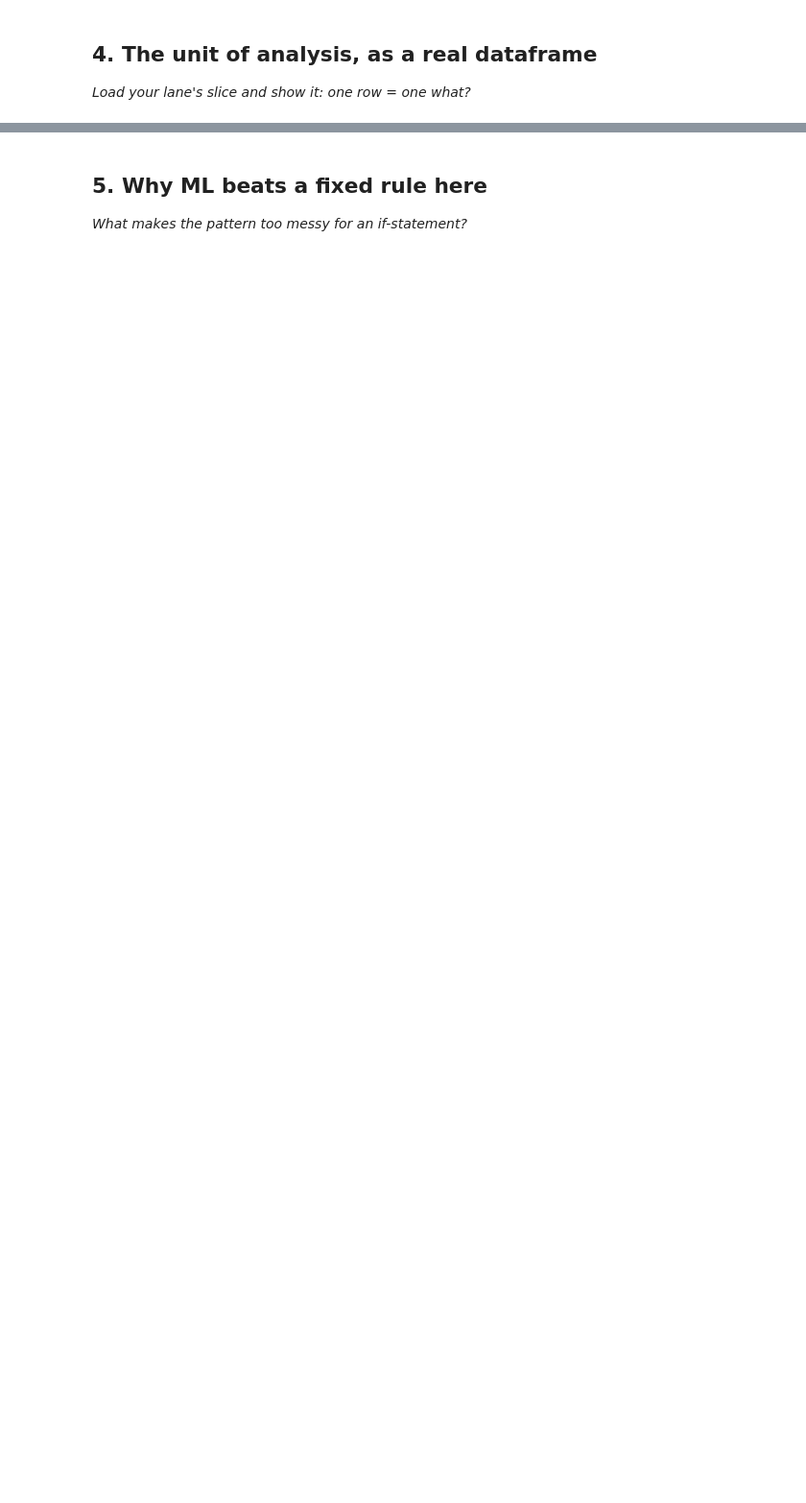
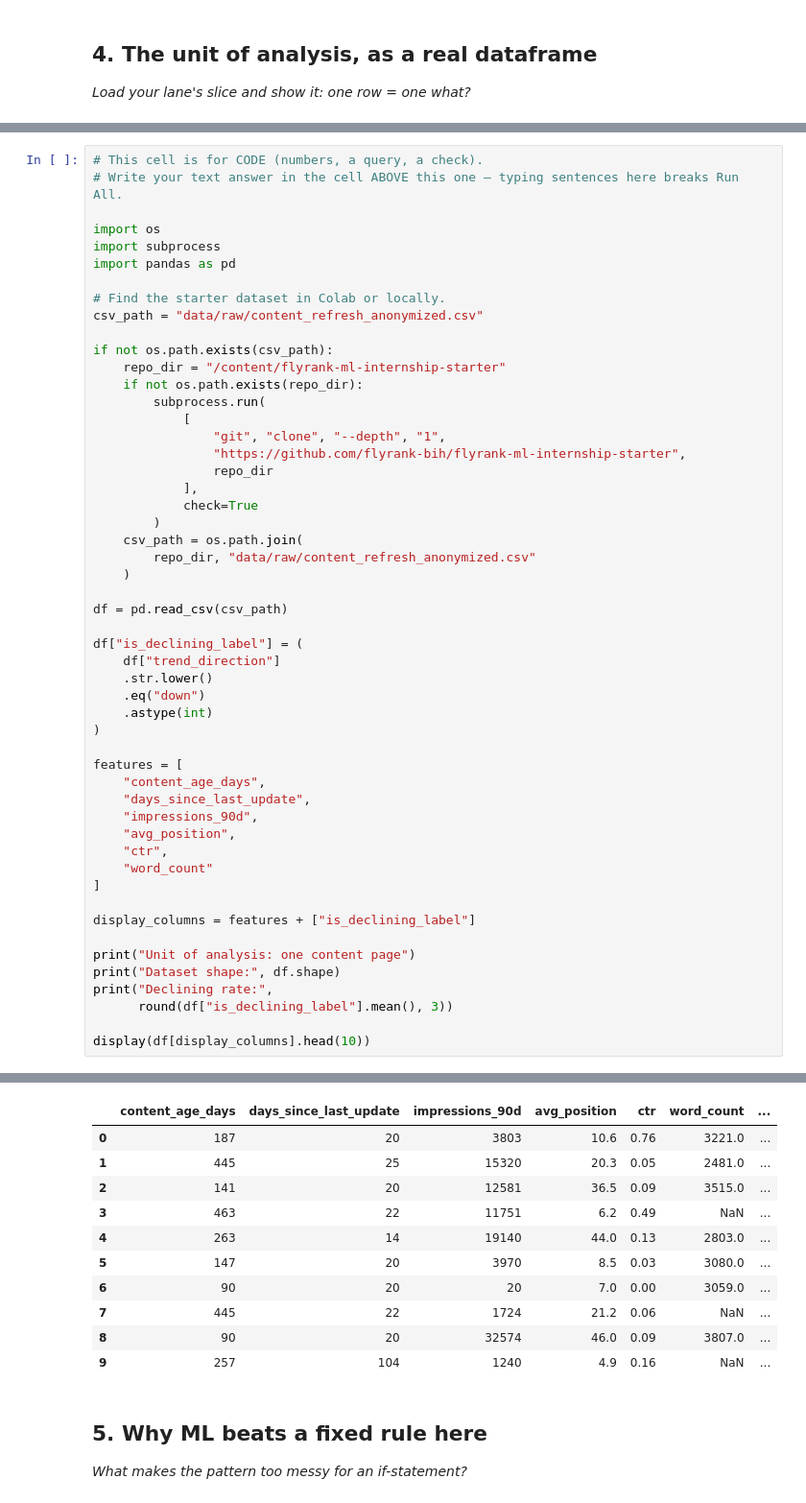
Before and after one commit to aminaljevakovich/flyrank-ml-internship, a Jupyter notebook: work/notebooks/w02_ml_task_framing.ipynb, the cells around one changed output, grey strips where cells are left out. Shown at 96% size. Cells and saved outputs as stored; diff of their text form; blank space fills up the shorter version.

```diff
--- a/work/notebooks/w02_ml_task_framing.ipynb
+++ b/work/notebooks/w02_ml_task_framing.ipynb
@@ -36,0 +150,53 @@ This skeleton is yours to fill. Work the sections **in order** — each one has
+# %%
+# This cell is for CODE (numbers, a query, a check).
+# Write your text answer in the cell ABOVE this one — typing sentences here breaks Run All.
+
+import os
+import subprocess
+import pandas as pd
+
+# Find the starter dataset in Colab or locally.
+csv_path = "data/raw/content_refresh_anonymized.csv"
+
+if not os.path.exists(csv_path):
+    repo_dir = "/content/flyrank-ml-internship-starter"
+    if not os.path.exists(repo_dir):
+        subprocess.run(
+            [
+                "git", "clone", "--depth", "1",
+                "https://github.com/flyrank-bih/flyrank-ml-internship-starter",
+                repo_dir
+            ],
+            check=True
+        )
+    csv_path = os.path.join(
+        repo_dir, "data/raw/content_refresh_anonymized.csv"
+    )
+
+df = pd.read_csv(csv_path)
+
+df["is_declining_label"] = (
+    df["trend_direction"]
+    .str.lower()
+    .eq("down")
+    .astype(int)
+)
+
+features = [
+    "content_age_days",
+    "days_since_last_update",
+    "impressions_90d",
+    "avg_position",
+    "ctr",
+    "word_count"
+]
+
+display_columns = features + ["is_declining_label"]
+
+print("Unit of analysis: one content page")
+print("Dataset shape:", df.shape)
+print("Declining rate:",
+      round(df["is_declining_label"].mean(), 3))
+
+display(df[display_columns].head(10))
+# %% [output]
@@ -37,3 +206,14 @@ This skeleton is yours to fill. Work the sections **in order** — each one has
+|  | content_age_days | days_since_last_update | impressions_90d | avg_position | ctr | word_count | ... |
+| 0 | 187 | 20 | 3803 | 10.6 | 0.76 | 3221.0 | ... |
+| 1 | 445 | 25 | 15320 | 20.3 | 0.05 | 2481.0 | ... |
+| 2 | 141 | 20 | 12581 | 36.5 | 0.09 | 3515.0 | ... |
+| 3 | 463 | 22 | 11751 | 6.2 | 0.49 | NaN | ... |
+| 4 | 263 | 14 | 19140 | 44.0 | 0.13 | 2803.0 | ... |
+| 5 | 147 | 20 | 3970 | 8.5 | 0.03 | 3080.0 | ... |
+| 6 | 90 | 20 | 20 | 7.0 | 0.00 | 3059.0 | ... |
+| 7 | 445 | 22 | 1724 | 21.2 | 0.06 | NaN | ... |
+| 8 | 90 | 20 | 32574 | 46.0 | 0.09 | 3807.0 | ... |
+| 9 | 257 | 104 | 1240 | 4.9 | 0.16 | NaN | ... |
 # %% [markdown]
 ## 5. Why ML beats a fixed rule here
 
```
Also changed, not shown: parts of 12 cells of this notebook.
